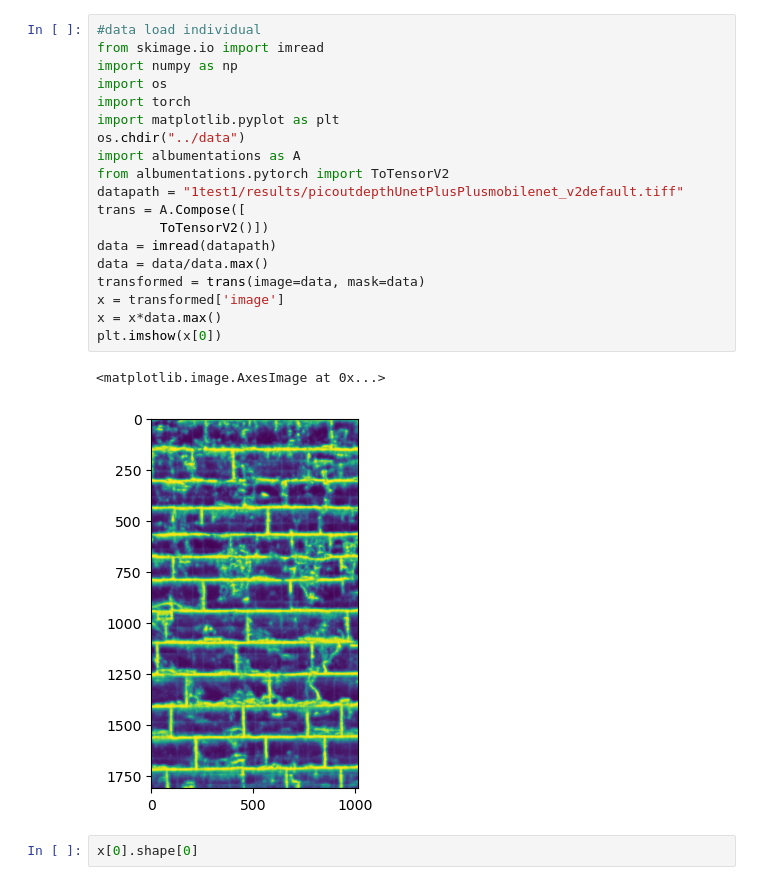
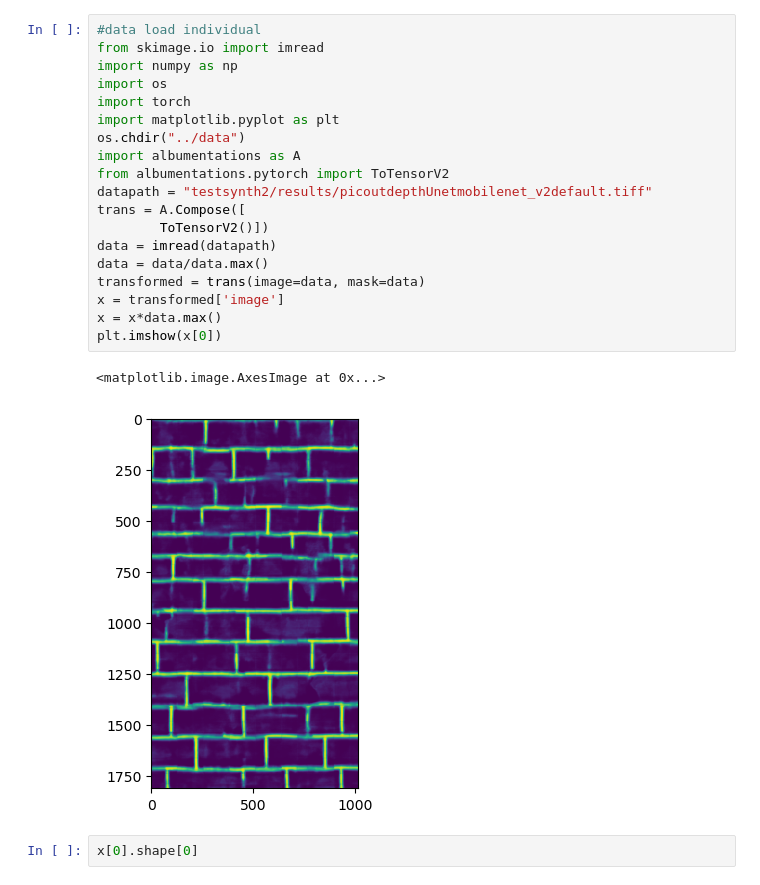
Before and after one commit to Mysterymanreturns/MasonryDefectSegmentation, a Jupyter notebook: nesyexpt.ipynb, the cells around one changed output. Drawn from its saved outputs; the diff is of its cells as text.

```diff
--- a/nesyexpt.ipynb
+++ b/nesyexpt.ipynb
@@ -250,25 +1,25 @@ Unet(
 # %%
 #data load individual
 from skimage.io import imread
 import numpy as np
 import os
 import torch
 import matplotlib.pyplot as plt
 os.chdir("../data")
 import albumentations as A
 from albumentations.pytorch import ToTensorV2
-datapath = "1test1/results/picoutdepthUnetPlusPlusmobilenet_v2default.tiff"
+datapath = "testsynth2/results/picoutdepthUnetmobilenet_v2default.tiff"
 trans = A.Compose([
         ToTensorV2()])
 data = imread(datapath)
 data = data/data.max()
 transformed = trans(image=data, mask=data)
 x = transformed['image']
 x = x*data.max()
 plt.imshow(x[0])
 # %% [output]
 <matplotlib.image.AxesImage at 0x...>
-[figure, old version]
+[figure, new version]
 # %%
 x[0].shape[0]
 # %% [output]
```
Also changed, not shown: parts of 38 cells of this notebook, 4 other files.
